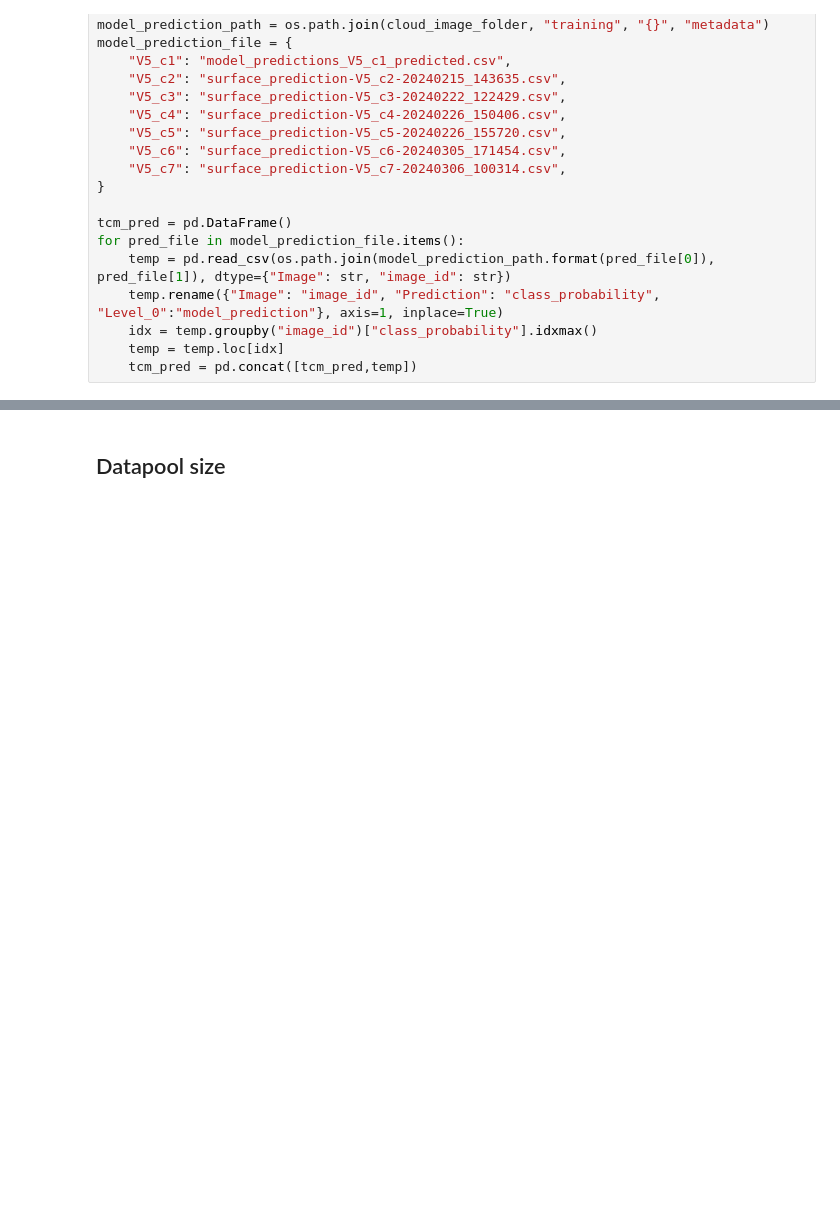
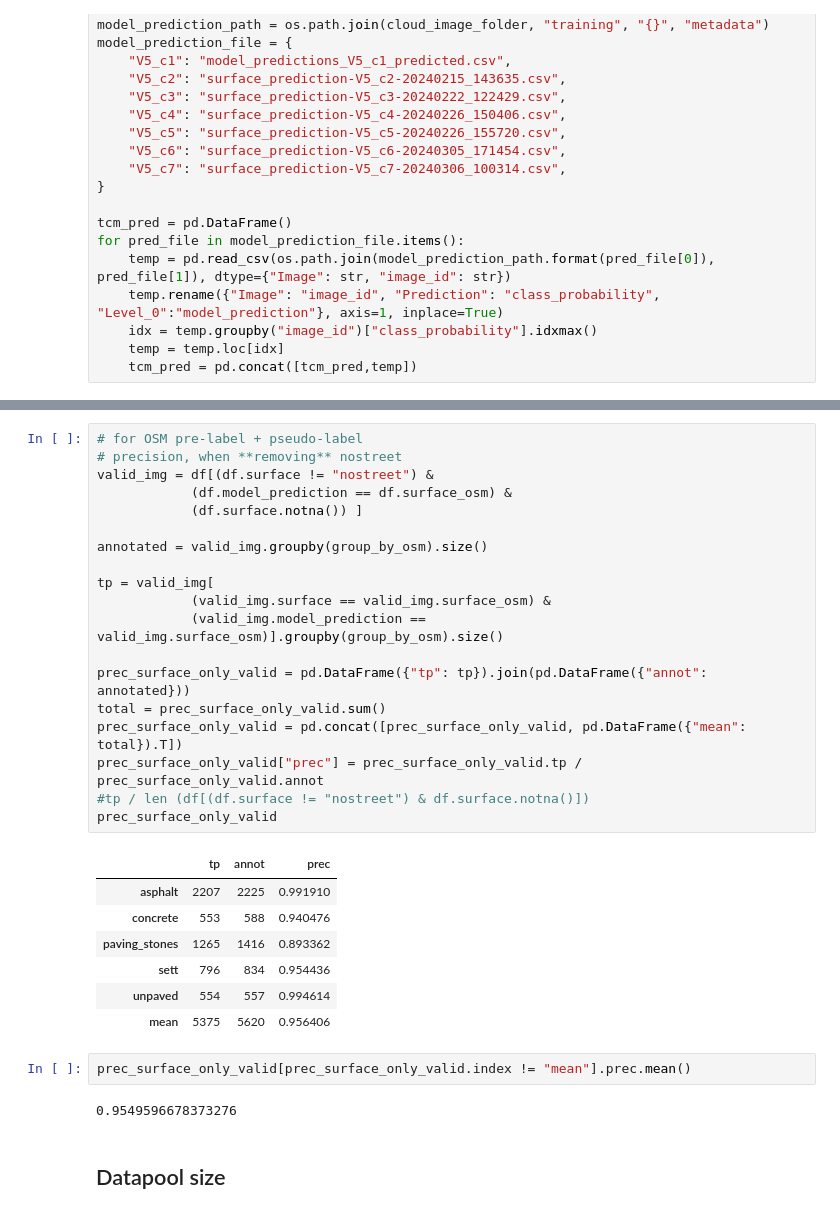
Before and after one commit to SurfaceAI/dataset_creation, a Jupyter notebook: src/scripts/analysis/stats_for_paper.ipynb, the cells around one changed output, grey strips where cells are left out. Cells and saved outputs as stored; diff of their text form; blank space fills up the shorter version.

```diff
--- a/src/scripts/analysis/stats_for_paper.ipynb
+++ b/src/scripts/analysis/stats_for_paper.ipynb
@@ -463,3 +421,34 @@ paving_stones-bad & 0.22 & 1.00 & 3.83 \\
+# %%
+# for OSM pre-label + pseudo-label
+# precision, when **removing** nostreet
+valid_img = df[(df.surface != "nostreet") &
+            (df.model_prediction == df.surface_osm) &
+            (df.surface.notna()) ]
+
+annotated = valid_img.groupby(group_by_osm).size()
+
+tp = valid_img[
+            (valid_img.surface == valid_img.surface_osm) &
+            (valid_img.model_prediction == valid_img.surface_osm)].groupby(group_by_osm).size()
+
+prec_surface_only_valid = pd.DataFrame({"tp": tp}).join(pd.DataFrame({"annot": annotated}))
+total = prec_surface_only_valid.sum()
+prec_surface_only_valid = pd.concat([prec_surface_only_valid, pd.DataFrame({"mean": total}).T])
+prec_surface_only_valid["prec"] = prec_surface_only_valid.tp / prec_surface_only_valid.annot
+#tp / len (df[(df.surface != "nostreet") & df.surface.notna()])
+prec_surface_only_valid
+# %% [output]
+|  | tp | annot | prec |
+| asphalt | 2207 | 2225 | 0.991910 |
+| concrete | 553 | 588 | 0.940476 |
+| paving_stones | 1265 | 1416 | 0.893362 |
+| sett | 796 | 834 | 0.954436 |
+| unpaved | 554 | 557 | 0.994614 |
+| mean | 5375 | 5620 | 0.956406 |
+# %%
+prec_surface_only_valid[prec_surface_only_valid.index != "mean"].prec.mean()
+# %% [output]
+0.9549596678373276
 # %% [markdown]
 ## Datapool size
 # %%
```
Also changed, not shown: parts of 60 cells of this notebook, 6 other files.
